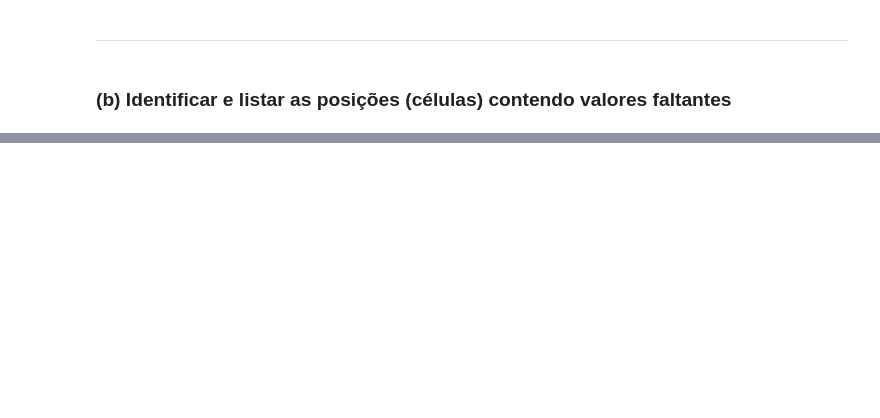
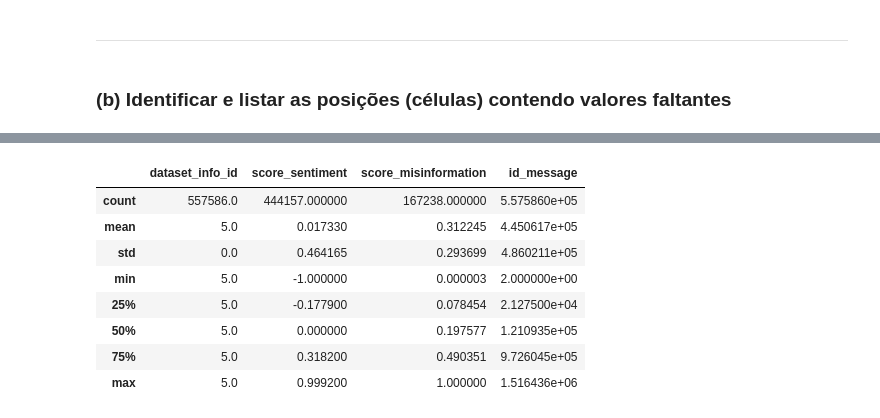
Before and after one commit to EstherMart/Data-Mining, a Jupyter notebook: Lista01_TratamentoDeDados/tratamento.ipynb, the cells around one changed output, grey strips where cells are left out. Saved outputs shown, nothing was run; the diff lists cells and outputs as text; code cells hidden in the pictures; blank space fills up the shorter version.

```diff
--- a/Lista01_TratamentoDeDados/tratamento.ipynb
+++ b/Lista01_TratamentoDeDados/tratamento.ipynb
@@ -60,4 +68,4 @@ gdown.download(url, output, quiet=False)
 Lendo utilizando apenas pandas.
 # %%
-df_inicial = pd.read_csv(output)
+df_inicial = pd.read_csv("fakeTelegram.BR_2022.csv")
 # %% [markdown]
@@ -82,0 +120,5 @@ print(df_inicial.tail())
+# %%
+# VISUALIZANDO NOVAMENTE O NOSSO DATAFRAME
+print(df_inicial)
+df_inicial.describe()
+# %% [output]
@@ -82,0 +142,9 @@ print(df_inicial.tail())
+|  | dataset_info_id | score_sentiment | score_misinformation | id_message |
+| count | 557586.0 | 444157.000000 | 167238.000000 | 5.575860e+05 |
+| mean | 5.0 | 0.017330 | 0.312245 | 4.450617e+05 |
+| std | 0.0 | 0.464165 | 0.293699 | 4.860211e+05 |
+| min | 5.0 | -1.000000 | 0.000003 | 2.000000e+00 |
+| 25% | 5.0 | -0.177900 | 0.078454 | 2.127500e+04 |
+| 50% | 5.0 | 0.000000 | 0.197577 | 1.210935e+05 |
+| 75% | 5.0 | 0.318200 | 0.490351 | 9.726045e+05 |
+| max | 5.0 | 0.999200 | 1.000000 | 1.516436e+06 |
```
Also changed, not shown: parts of 37 cells of this notebook.
